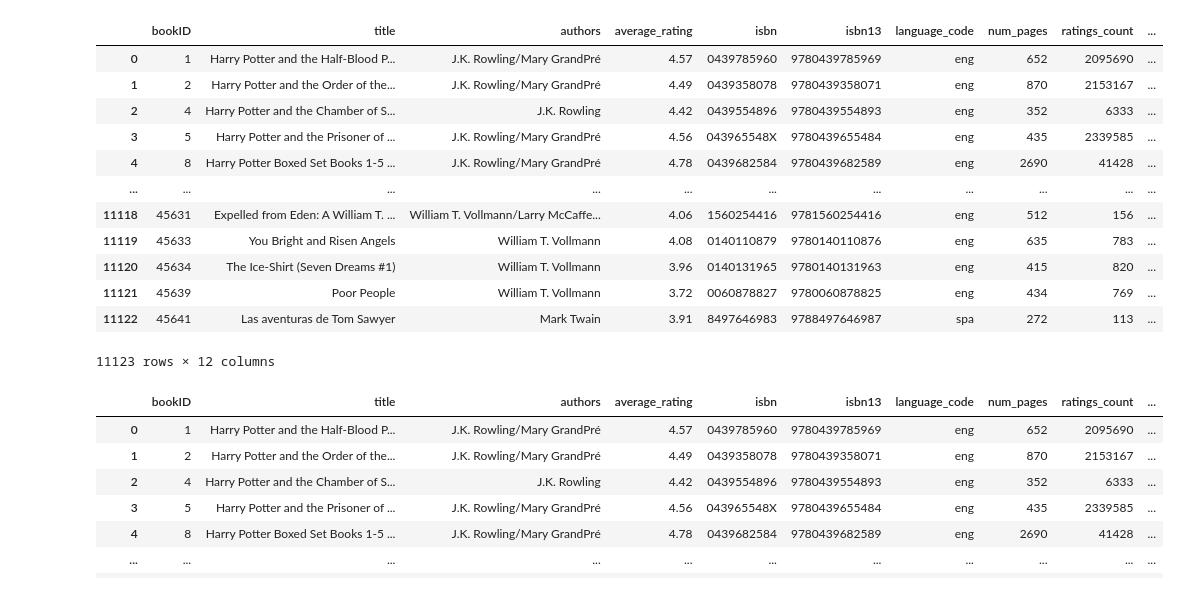
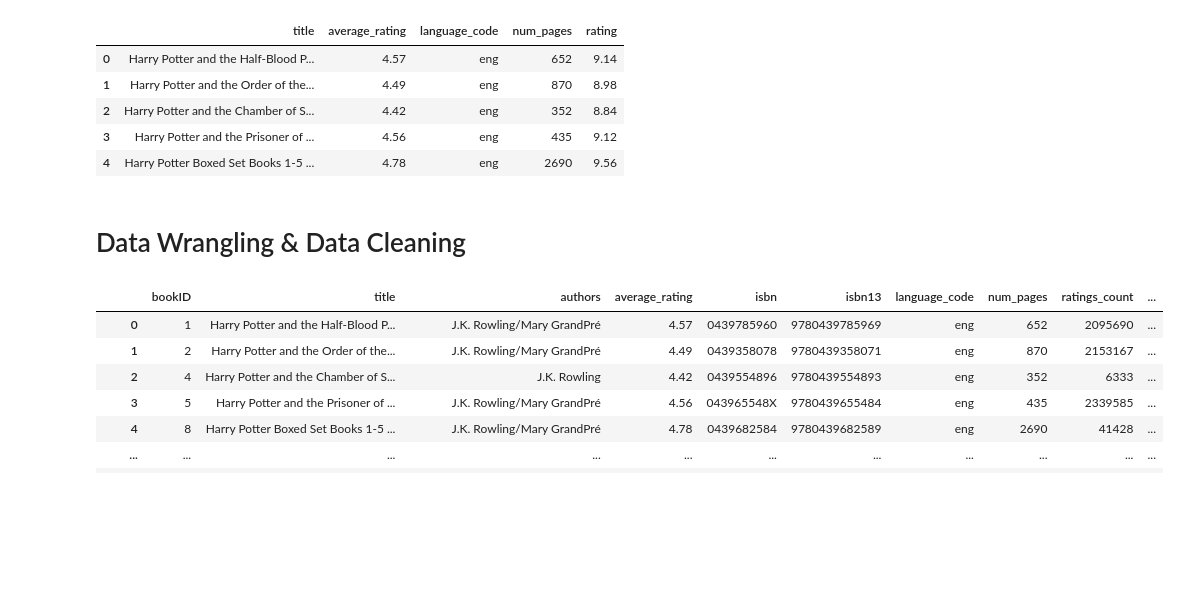
Before and after one commit to moustafa-karaki/books-movies, a Jupyter notebook: books_movies.ipynb, the cells around one changed output. Saved outputs shown, nothing was run; the diff lists cells and outputs as text; code cells hidden in the pictures; blank space fills up the shorter version.

```diff
--- a/books_movies.ipynb
+++ b/books_movies.ipynb
@@ -24,21 +19,16 @@ movies.loc[movies["title"].str.contains('Narnia')]
 # %%
 books = pd.read_csv('books.csv', on_bad_lines='skip')
 # %%
-books
+books.head()
 # %% [output]
-|  | bookID | title | authors | average_rating | isbn | isbn13 | language_code | num_pages | ratings_count | ... |
-| 0 | 1 | Harry Potter and the Half-Blood P... | J.K. Rowling/Mary GrandPré | 4.57 | 0439785960 | 9780439785969 | eng | 652 | 2095690 | ... |
-| 1 | 2 | Harry Potter and the Order of the... | J.K. Rowling/Mary GrandPré | 4.49 | 0439358078 | 9780439358071 | eng | 870 | 2153167 | ... |
-| 2 | 4 | Harry Potter and the Chamber of S... | J.K. Rowling | 4.42 | 0439554896 | 9780439554893 | eng | 352 | 6333 | ... |
-| 3 | 5 | Harry Potter and the Prisoner of ... | J.K. Rowling/Mary GrandPré | 4.56 | 043965548X | 9780439655484 | eng | 435 | 2339585 | ... |
-| 4 | 8 | Harry Potter Boxed Set Books 1-5 ... | J.K. Rowling/Mary GrandPré | 4.78 | 0439682584 | 9780439682589 | eng | 2690 | 41428 | ... |
-| ... | ... | ... | ... | ... | ... | ... | ... | ... | ... | ... |
-| 11118 | 45631 | Expelled from Eden: A William T. ... | William T. Vollmann/Larry McCaffe... | 4.06 | 1560254416 | 9781560254416 | eng | 512 | 156 | ... |
-| 11119 | 45633 | You Bright and Risen Angels | William T. Vollmann | 4.08 | 0140110879 | 9780140110876 | eng | 635 | 783 | ... |
-| 11120 | 45634 | The Ice-Shirt (Seven Dreams #1) | William T. Vollmann | 3.96 | 0140131965 | 9780140131963 | eng | 415 | 820 | ... |
-| 11121 | 45639 | Poor People | William T. Vollmann | 3.72 | 0060878827 | 9780060878825 | eng | 434 | 769 | ... |
-| 11122 | 45641 | Las aventuras de Tom Sawyer | Mark Twain | 3.91 | 8497646983 | 9788497646987 | spa | 272 | 113 | ... |
+|  | title | average_rating | language_code | num_pages | rating |
+| 0 | Harry Potter and the Half-Blood P... | 4.57 | eng | 652 | 9.14 |
+| 1 | Harry Potter and the Order of the... | 4.49 | eng | 870 | 8.98 |
+| 2 | Harry Potter and the Chamber of S... | 4.42 | eng | 352 | 8.84 |
+| 3 | Harry Potter and the Prisoner of ... | 4.56 | eng | 435 | 9.12 |
+| 4 | Harry Potter Boxed Set Books 1-5 ... | 4.78 | eng | 2690 | 9.56 |
-11123 rows × 12 columns
+# %% [markdown]
+# Data Wrangling & Data Cleaning
 # %%
 books.loc[books["title"].str.contains("")]
 # %% [output]
```
Also changed, not shown: parts of 11 cells of this notebook.
